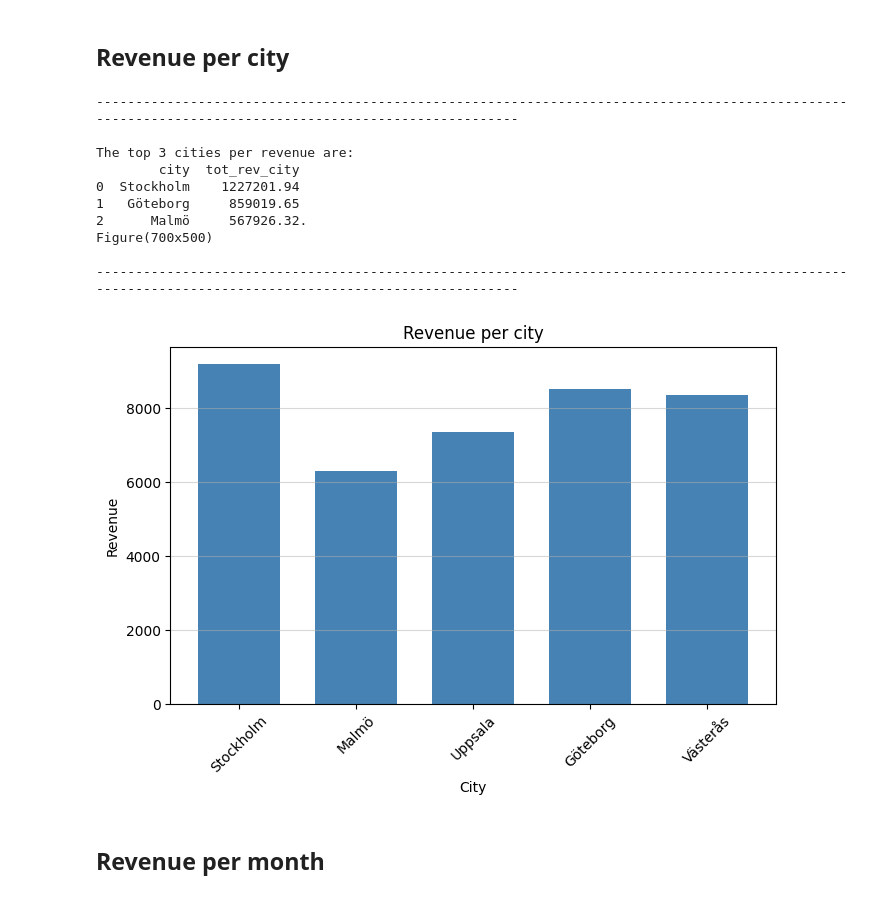
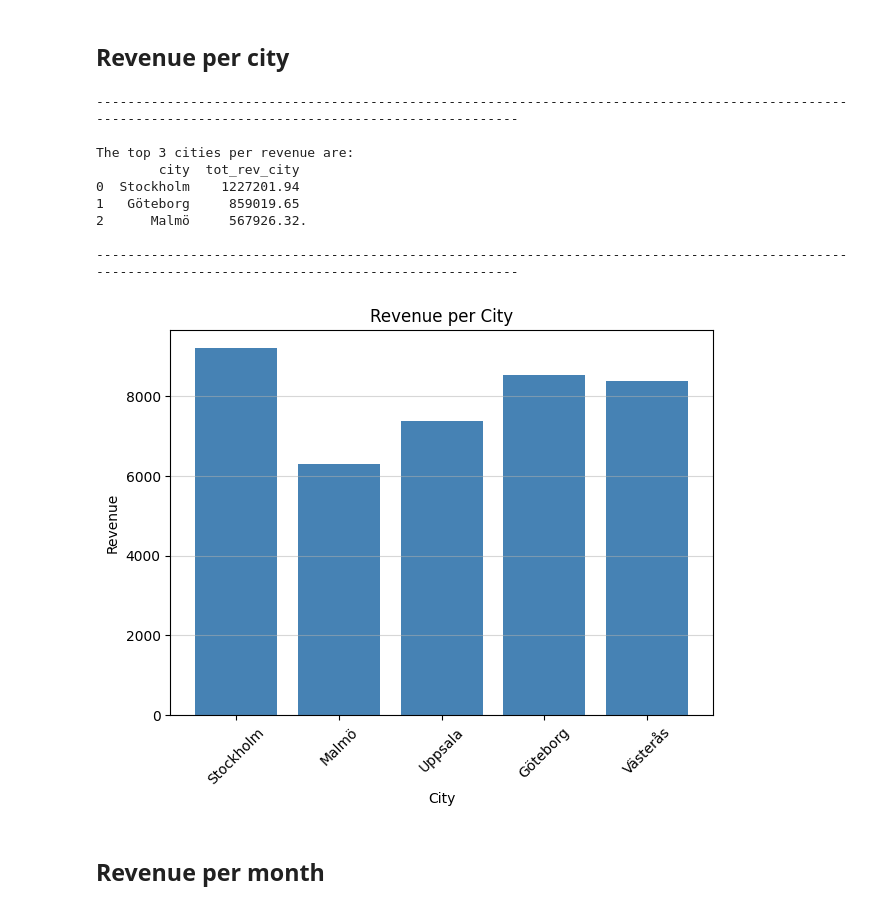
Before and after one commit to IreneGrisenti/E-handel, a Jupyter notebook: report.ipynb, the cells around one changed output. Drawn from its saved outputs; the diff is of its cells as text; code cells hidden in the pictures.

```diff
--- a/report.ipynb
+++ b/report.ipynb
@@ -71,23 +72,25 @@ Figure(700x500)
 # %%
 print("---" * 50)
 print()
 print(f"The top 3 cities per revenue are:\n"
       f"{revenue_per_city(df_clean).head(3)}.")
-print(plot_per_city(df_clean))
+
+fig, ax = plt.subplots(figsize=(7,5))
+bar(ax, df_clean["city"], df_clean["revenue"], "Revenue per City", "City", "Revenue", color="#4682B4")
+plt.savefig("images/fig_rev_per_cit.png", dpi=200)
 print()
 print("---" * 50)
 # %% [output]
 ------------------------------------------------------------------------------------------------------------------------------------------------------
 
 The top 3 cities per revenue are:
         city  tot_rev_city
 0  Stockholm    1227201.94
 1   Göteborg     859019.65
 2      Malmö     567926.32.
-Figure(700x500)
 
 ------------------------------------------------------------------------------------------------------------------------------------------------------
-[figure, old version]
+[figure, new version]
 # %% [markdown]
 ## Revenue per month
 # %%
```
Also changed, not shown: parts of 6 cells of this notebook, 9 other files.
